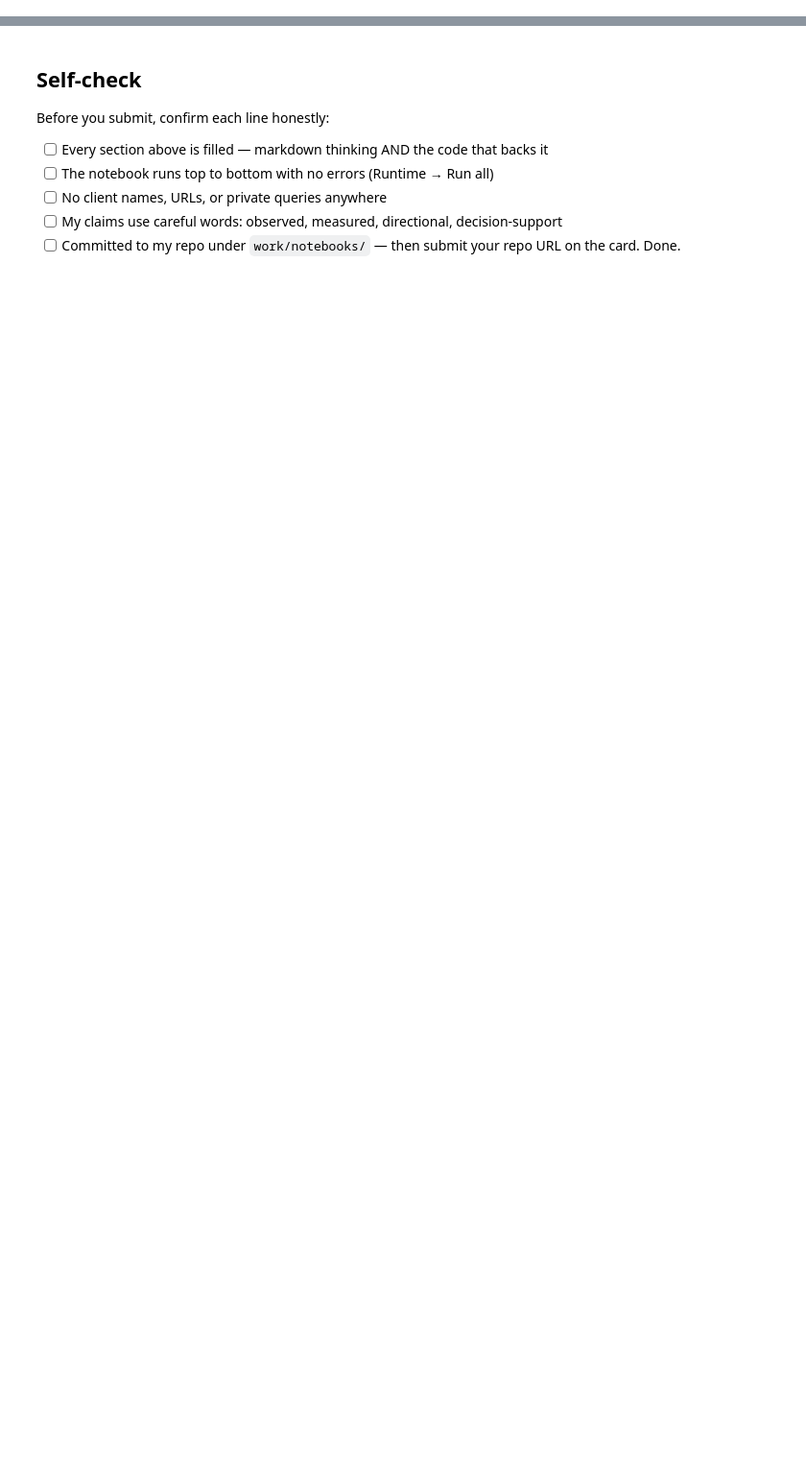
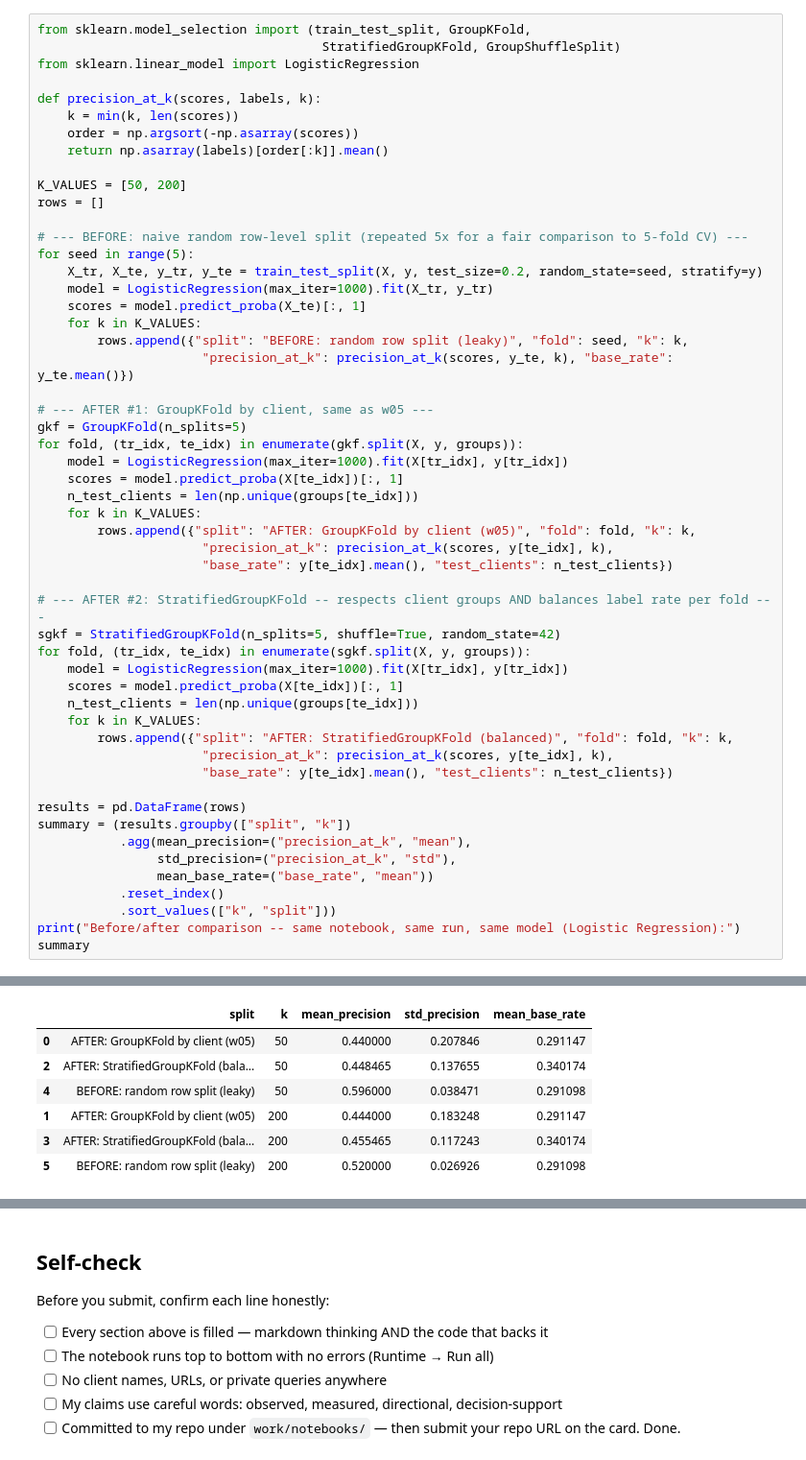
Before and after one commit to Mehroz485/ML-01, a Jupyter notebook: work/notebooks/w06_validation_audit.ipynb, the cells around one changed output, grey strips where cells are left out. Shown at 96% size. Saved outputs shown, nothing was run; the diff lists cells and outputs as text; blank space fills up the shorter version.

```diff
--- a/work/notebooks/w06_validation_audit.ipynb
+++ b/work/notebooks/w06_validation_audit.ipynb
@@ -29,0 +110,54 @@ This skeleton is yours to fill. Work the sections **in order** — each one has
+# %%
+from sklearn.model_selection import (train_test_split, GroupKFold,
+                                      StratifiedGroupKFold, GroupShuffleSplit)
+from sklearn.linear_model import LogisticRegression
+
+def precision_at_k(scores, labels, k):
+    k = min(k, len(scores))
+    order = np.argsort(-np.asarray(scores))
+    return np.asarray(labels)[order[:k]].mean()
+
+K_VALUES = [50, 200]
+rows = []
+
+# --- BEFORE: naive random row-level split (repeated 5x for a fair comparison to 5-fold CV) ---
+for seed in range(5):
+    X_tr, X_te, y_tr, y_te = train_test_split(X, y, test_size=0.2, random_state=seed, stratify=y)
+    model = LogisticRegression(max_iter=1000).fit(X_tr, y_tr)
+    scores = model.predict_proba(X_te)[:, 1]
+    for k in K_VALUES:
+        rows.append({"split": "BEFORE: random row split (leaky)", "fold": seed, "k": k,
+                      "precision_at_k": precision_at_k(scores, y_te, k), "base_rate": y_te.mean()})
+
+# --- AFTER #1: GroupKFold by client, same as w05 ---
+gkf = GroupKFold(n_splits=5)
+for fold, (tr_idx, te_idx) in enumerate(gkf.split(X, y, groups)):
+    model = LogisticRegression(max_iter=1000).fit(X[tr_idx], y[tr_idx])
+    scores = model.predict_proba(X[te_idx])[:, 1]
+    n_test_clients = len(np.unique(groups[te_idx]))
+    for k in K_VALUES:
+        rows.append({"split": "AFTER: GroupKFold by client (w05)", "fold": fold, "k": k,
+                      "precision_at_k": precision_at_k(scores, y[te_idx], k),
+                      "base_rate": y[te_idx].mean(), "test_clients": n_test_clients})
+
+# --- AFTER #2: StratifiedGroupKFold -- respects client groups AND balances label rate per fold ---
+sgkf = StratifiedGroupKFold(n_splits=5, shuffle=True, random_state=42)
+for fold, (tr_idx, te_idx) in enumerate(sgkf.split(X, y, groups)):
+    model = LogisticRegression(max_iter=1000).fit(X[tr_idx], y[tr_idx])
+    scores = model.predict_proba(X[te_idx])[:, 1]
+    n_test_clients = len(np.unique(groups[te_idx]))
+    for k in K_VALUES:
+        rows.append({"split": "AFTER: StratifiedGroupKFold (balanced)", "fold": fold, "k": k,
+                      "precision_at_k": precision_at_k(scores, y[te_idx], k),
+                      "base_rate": y[te_idx].mean(), "test_clients": n_test_clients})
+
+results = pd.DataFrame(rows)
+summary = (results.groupby(["split", "k"])
+           .agg(mean_precision=("precision_at_k", "mean"),
+                std_precision=("precision_at_k", "std"),
+                mean_base_rate=("base_rate", "mean"))
+           .reset_index()
+           .sort_values(["k", "split"]))
+print("Before/after comparison -- same notebook, same run, same model (Logistic Regression):")
+summary
+# %% [output]
@@ -29,0 +165,7 @@ This skeleton is yours to fill. Work the sections **in order** — each one has
+|  | split | k | mean_precision | std_precision | mean_base_rate |
+| 0 | AFTER: GroupKFold by client (w05) | 50 | 0.440000 | 0.207846 | 0.291147 |
+| 2 | AFTER: StratifiedGroupKFold (bala... | 50 | 0.448465 | 0.137655 | 0.340174 |
+| 4 | BEFORE: random row split (leaky) | 50 | 0.596000 | 0.038471 | 0.291098 |
+| 1 | AFTER: GroupKFold by client (w05) | 200 | 0.444000 | 0.183248 | 0.291147 |
+| 3 | AFTER: StratifiedGroupKFold (bala... | 200 | 0.455465 | 0.117243 | 0.340174 |
+| 5 | BEFORE: random row split (leaky) | 200 | 0.520000 | 0.026926 | 0.291098 |
```
Also changed, not shown: parts of 18 cells of this notebook.
